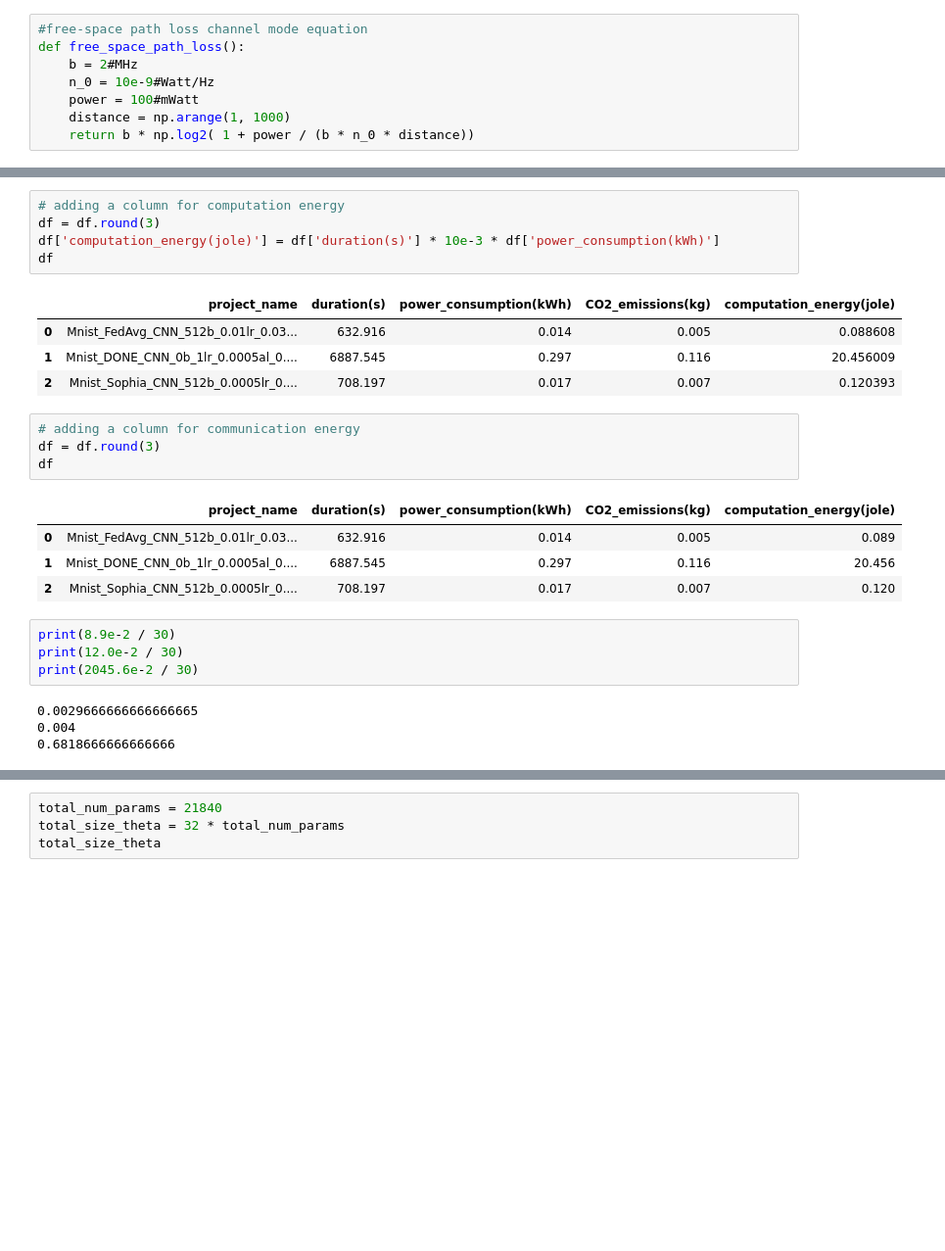
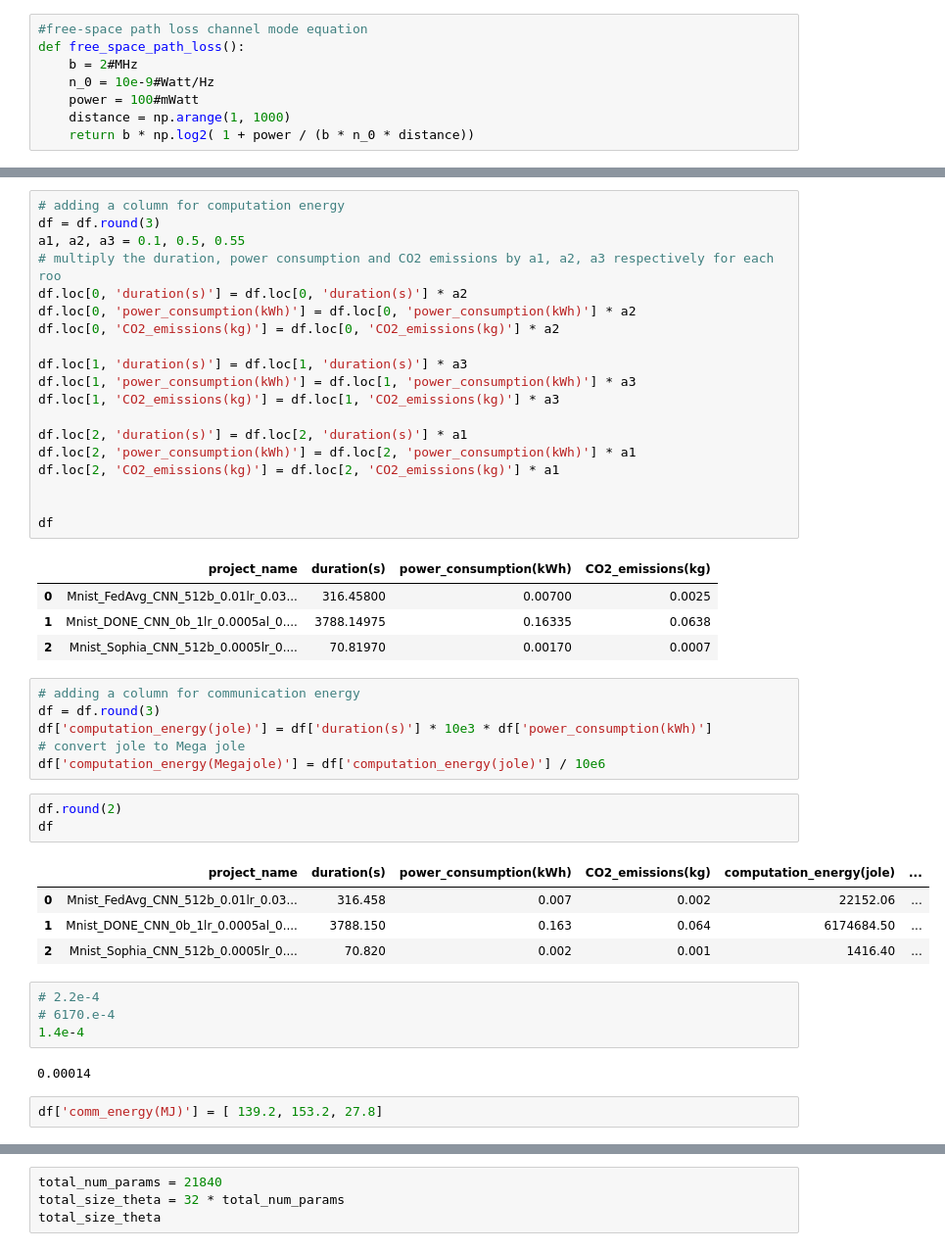
Before and after one commit to Ahmed-Khaled-Saleh/Fed-Sophia-pytorch, a Jupyter notebook: y_Results_clean.ipynb, the cells around one changed output, grey strips where cells are left out. Shown at 98% size. Cells and saved outputs as stored; diff of their text form; blank space fills up the shorter version.

```diff
--- a/y_Results_clean.ipynb
+++ b/y_Results_clean.ipynb
@@ -722,27 +720,46 @@ def free_space_path_loss():
+# %%
+# adding a column for computation energy
+df = df.round(3)
+a1, a2, a3 = 0.1, 0.5, 0.55
+# multiply the duration, power consumption and CO2 emissions by a1, a2, a3 respectively for each roo
+df.loc[0, 'duration(s)'] = df.loc[0, 'duration(s)'] * a2
+df.loc[0, 'power_consumption(kWh)'] = df.loc[0, 'power_consumption(kWh)'] * a2
+df.loc[0, 'CO2_emissions(kg)'] = df.loc[0, 'CO2_emissions(kg)'] * a2
+
+df.loc[1, 'duration(s)'] = df.loc[1, 'duration(s)'] * a3
+df.loc[1, 'power_consumption(kWh)'] = df.loc[1, 'power_consumption(kWh)'] * a3
+df.loc[1, 'CO2_emissions(kg)'] = df.loc[1, 'CO2_emissions(kg)'] * a3
+
+df.loc[2, 'duration(s)'] = df.loc[2, 'duration(s)'] * a1
+df.loc[2, 'power_consumption(kWh)'] = df.loc[2, 'power_consumption(kWh)'] * a1
+df.loc[2, 'CO2_emissions(kg)'] = df.loc[2, 'CO2_emissions(kg)'] * a1
+
+
+df
+# %% [output]
+|  | project_name | duration(s) | power_consumption(kWh) | CO2_emissions(kg) |
+| 0 | Mnist_FedAvg_CNN_512b_0.01lr_0.03... | 316.45800 | 0.00700 | 0.0025 |
+| 1 | Mnist_DONE_CNN_0b_1lr_0.0005al_0.... | 3788.14975 | 0.16335 | 0.0638 |
+| 2 | Mnist_Sophia_CNN_512b_0.0005lr_0.... | 70.81970 | 0.00170 | 0.0007 |
 # %%
-# adding a column for computation energy
+# adding a column for communication energy
 df = df.round(3)
-df['computation_energy(jole)'] = df['duration(s)'] * 10e-3 * df['power_consumption(kWh)']
-df
+df['computation_energy(jole)'] = df['duration(s)'] * 10e3 * df['power_consumption(kWh)']
+# convert jole to Mega jole
+df['computation_energy(Megajole)'] = df['computation_energy(jole)'] / 10e6
-# %% [output]
-|  | project_name | duration(s) | power_consumption(kWh) | CO2_emissions(kg) | computation_energy(jole) |
-| 0 | Mnist_FedAvg_CNN_512b_0.01lr_0.03... | 632.916 | 0.014 | 0.005 | 0.088608 |
-| 1 | Mnist_DONE_CNN_0b_1lr_0.0005al_0.... | 6887.545 | 0.297 | 0.116 | 20.456009 |
-| 2 | Mnist_Sophia_CNN_512b_0.0005lr_0.... | 708.197 | 0.017 | 0.007 | 0.120393 |
-# %%
-# adding a column for communication energy
-df = df.round(3)
-df
-# %% [output]
-|  | project_name | duration(s) | power_consumption(kWh) | CO2_emissions(kg) | computation_energy(jole) |
-| 0 | Mnist_FedAvg_CNN_512b_0.01lr_0.03... | 632.916 | 0.014 | 0.005 | 0.089 |
-| 1 | Mnist_DONE_CNN_0b_1lr_0.0005al_0.... | 6887.545 | 0.297 | 0.116 | 20.456 |
-| 2 | Mnist_Sophia_CNN_512b_0.0005lr_0.... | 708.197 | 0.017 | 0.007 | 0.120 |
-# %%
-print(8.9e-2 / 30)
-print(12.0e-2 / 30)
-print(2045.6e-2 / 30)
-# %% [output]
-0.0029666666666666665
-0.004
-0.6818666666666666
+# %%
+df.round(2)
+df
+# %% [output]
+|  | project_name | duration(s) | power_consumption(kWh) | CO2_emissions(kg) | computation_energy(jole) | ... |
+| 0 | Mnist_FedAvg_CNN_512b_0.01lr_0.03... | 316.458 | 0.007 | 0.002 | 22152.06 | ... |
+| 1 | Mnist_DONE_CNN_0b_1lr_0.0005al_0.... | 3788.150 | 0.163 | 0.064 | 6174684.50 | ... |
+| 2 | Mnist_Sophia_CNN_512b_0.0005lr_0.... | 70.820 | 0.002 | 0.001 | 1416.40 | ... |
+# %%
+# 2.2e-4
+# 6170.e-4
+1.4e-4
+# %% [output]
+0.00014
+# %%
+df['comm_energy(MJ)'] = [ 139.2, 153.2, 27.8]
```
Also changed, not shown: parts of 9 cells of this notebook.
